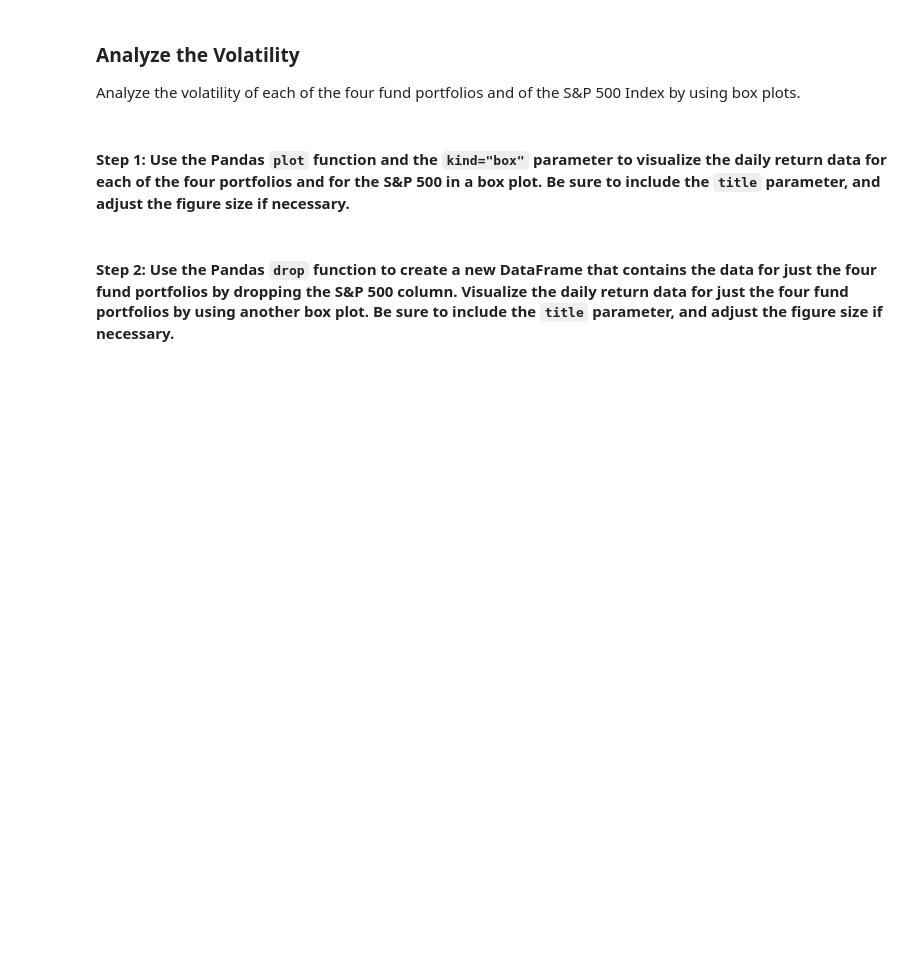
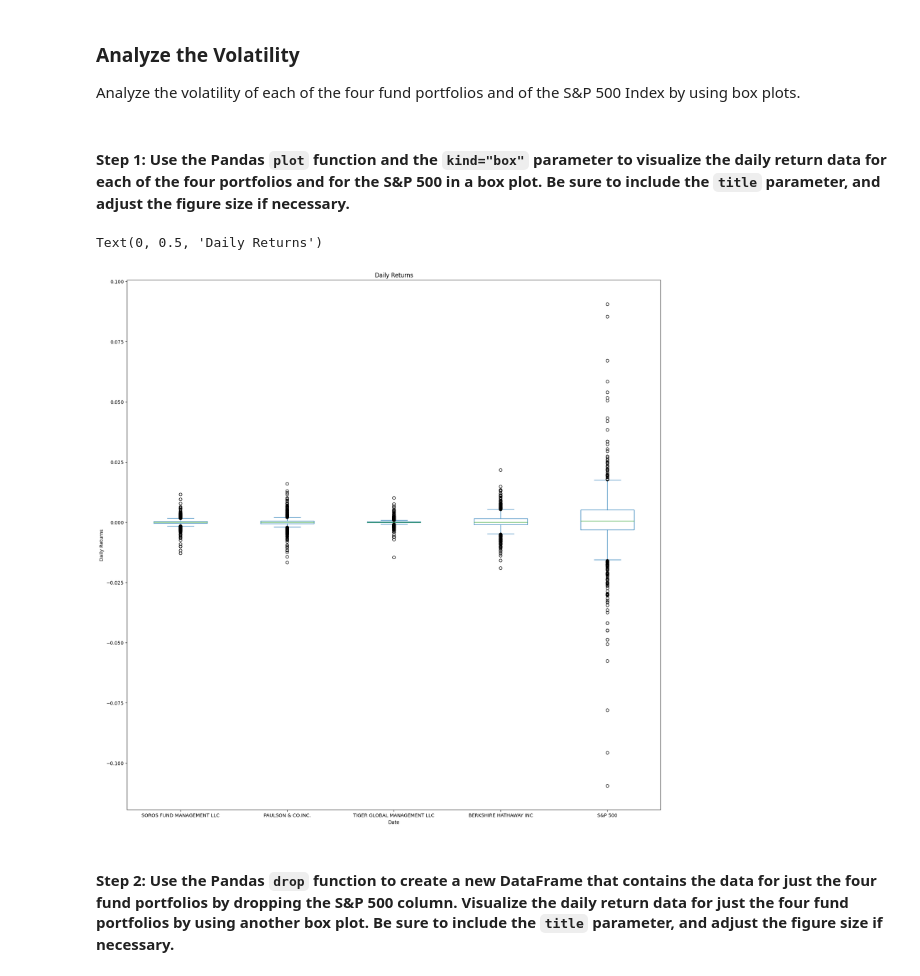
Before and after one commit to justinvalli/Challenge_4, a Jupyter notebook: Starter_Code/risk_return_analysis.ipynb, the cells around one changed output. Saved outputs shown, nothing was run; the diff lists cells and outputs as text; code cells hidden in the pictures; blank space fills up the shorter version.

```diff
--- a/Starter_Code/risk_return_analysis.ipynb
+++ b/Starter_Code/risk_return_analysis.ipynb
@@ -185,7 +213,16 @@ Analyze the volatility of each of the four fund portfolios and of the S&P 500 In
 # %%
 # Use the daily return data to create box plots to visualize the volatility of the 4 funds and the S&P 500
 # Include a title parameter and adjust the figure size
-# YOUR CODE HERE
+
+ax = daily_returns_df.plot(kind = "box", figsize = (20,20), title = "Daily Returns")
+
+# Add labels
+
+ax.set_xlabel('Date')
+ax.set_ylabel('Daily Returns')
+# %% [output]
+Text(0, 0.5, 'Daily Returns')
+[figure, added]
 # %% [markdown]
 #### Step 2: Use the Pandas `drop` function to create a new DataFrame that contains the data for just the four fund portfolios by dropping the S&P 500 column. Visualize the daily return data for just the four fund portfolios by using another box plot. Be sure to include the `title` parameter, and adjust the figure size if necessary.
 # %%
```
Also changed, not shown: parts of 14 cells of this notebook.
